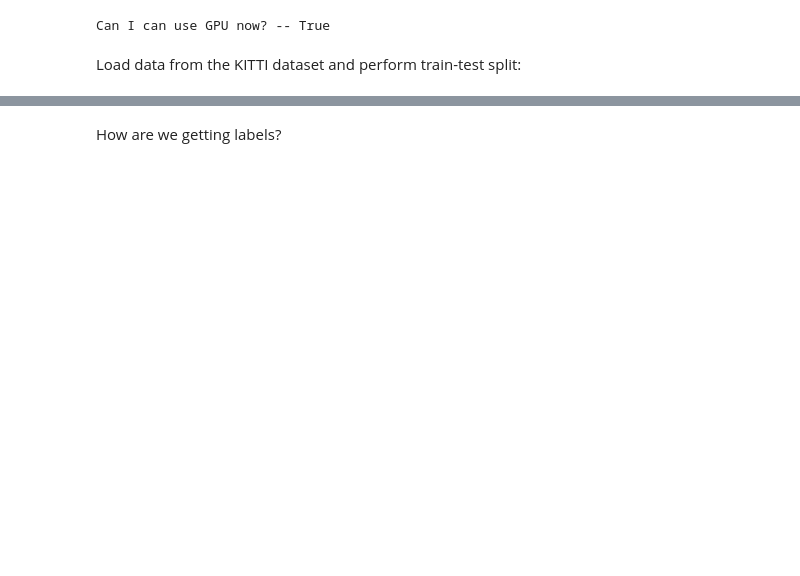
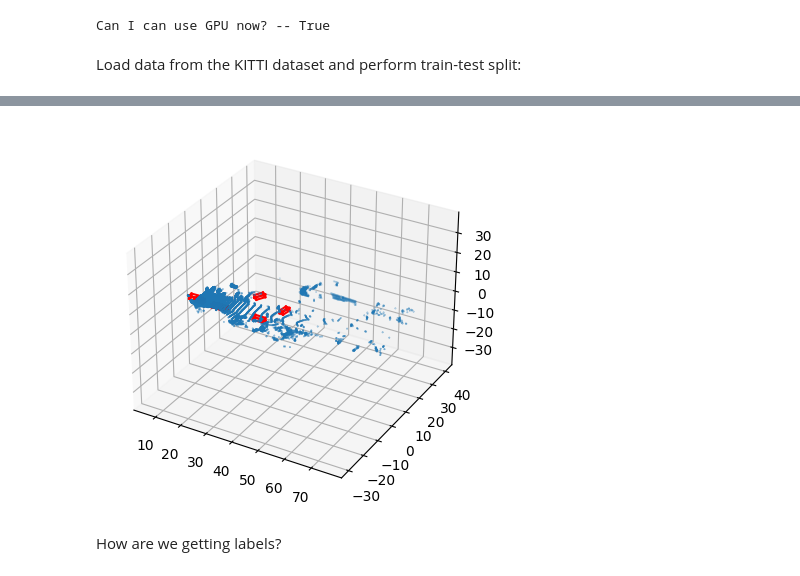
Before and after one commit to YouBotica/PointPillars, a Jupyter notebook: Implementation/PointPillarsNotebook.ipynb, the cells around one changed output, grey strips where cells are left out. Drawn from its saved outputs; the diff is of its cells as text; code cells hidden in the pictures; blank space fills up the shorter version.

```diff
--- a/Implementation/PointPillarsNotebook.ipynb
+++ b/Implementation/PointPillarsNotebook.ipynb
@@ -50,0 +125,80 @@ test_set = KITTIDataset(root_dir=test_dir)
+# %%
+# Visualize some point clouds with its bounding boxes:
+# Note: This is just for visualization purposes
+
+
+def draw_box(ax, vertices, color='r'):
+    # Define the order of the vertices for the lines to draw the edges of the 3D bounding box
+    lines = [
+        [vertices[i], vertices[j]] for i, j in [
+            (0, 1), (1, 2), (2, 3), (3, 0),  # lower edges
+            (4, 5), (5, 6), (6, 7), (7, 4),  # upper edges
+            (0, 4), (1, 5), (2, 6), (3, 7)   # vertical edges
+        ]
+    ]
+    # Plot the lines
+    for line in lines:
+        ax.plot3D(*zip(*line), color=color)
+
+
+def plot_point_cloud_with_bboxes(point_cloud, annotations):
+    # Assuming 'point_cloud' is a NumPy array of shape (-1, 4)
+    # 'annotations' is a list of dictionaries with 'bbox', 'dimensions', 'location', 'rotation_y'
+
+    fig = plt.figure()
+    ax = fig.add_subplot(111, projection='3d')
+
+    # Plot the point cloud
+    ax.scatter(point_cloud[:, 0], point_cloud[:, 1], point_cloud[:, 2], s=0.1)
+
+    # For each car annotation, draw the bounding box
+    for annotation in annotations.get('Car', []):
+        h, w, l = annotation['dimensions']
+        y, z, x = annotation['location'] # TODO: Verify if it is x, y, z or order is wrong
+        ry = annotation['rotation_y']
+
+
+        # Create a bounding box in the vehicle's reference frame
+        corners = np.array([
+            [l / 2, w / 2, 0],
+            [-l / 2, w / 2, 0],
+            [-l / 2, -w / 2, 0],
+            [l / 2, -w / 2, 0],
+            [l / 2, w / 2, h],
+            [-l / 2, w / 2, h],
+            [-l / 2, -w / 2, h],
+            [l / 2, -w / 2, h],
+        ])
+
+        # Rotate the bounding box
+        rotation_matrix = np.array([
+            [np.cos(ry), -np.sin(ry), 0],
+            [np.sin(ry), np.cos(ry), 0],
+            [0, 0, 1]
+        ])
+        corners_rotated = np.dot(corners, rotation_matrix.T)
+
+        # Translate the bounding box
+        corners_rotated += np.array([x, y, z])
+
+        # Draw the bounding box
+        draw_box(ax=ax, vertices=corners_rotated)
+
+    # Set axes limits
+    max_range = np.array([point_cloud[:, 0].max() - point_cloud[:, 0].min(),
+                          point_cloud[:, 1].max() - point_cloud[:, 1].min(),
+                          point_cloud[:, 2].max() - point_cloud[:, 2].min()]).max() / 2.0
+
+    mid_x = (point_cloud[:, 0].max() + point_cloud[:, 0].min()) * 0.5
+    mid_y = (point_cloud[:, 1].max() + point_cloud[:, 1].min()) * 0.5
+    mid_z = (point_cloud[:, 2].max() + point_cloud[:, 2].min()) * 0.5
+    ax.set_xlim(mid_x - max_range, mid_x + max_range)
+    ax.set_ylim(mid_y - max_range, mid_y + max_range)
+    ax.set_zlim(mid_z - max_range, mid_z + max_range)
+
+    plt.show()
+
+# Example usage:
+point_cloud, labels = train_set[0]  # Replace 0 with the index of the point cloud you want to visualize
+plot_point_cloud_with_bboxes(point_cloud.numpy(), labels)
+# %% [output]
@@ -51,2 +207,3 @@ test_set = KITTIDataset(root_dir=test_dir)
+[figure, added]
 # %% [markdown]
 How are we getting labels?
```
Also changed, not shown: parts of 11 cells of this notebook, 1 other file.
